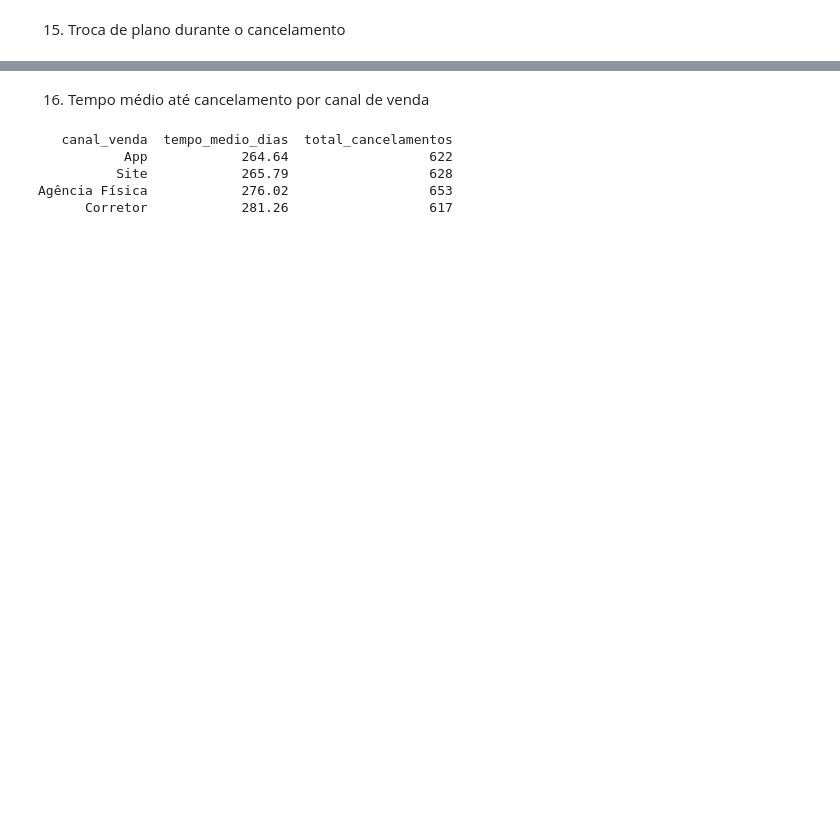
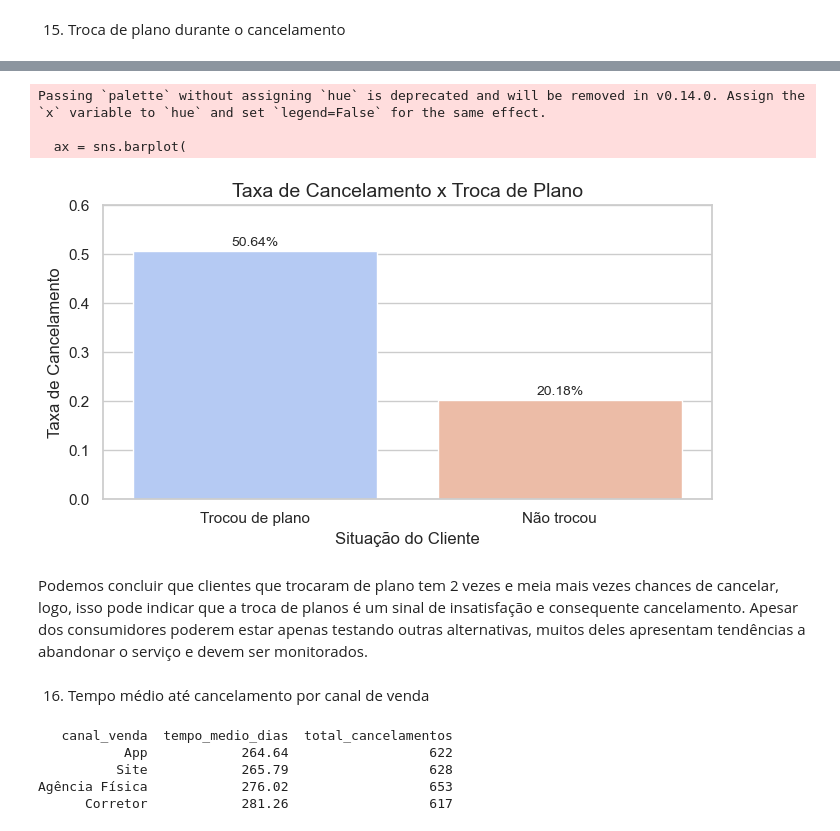
Before and after one commit to Anavillas/final-project, a Jupyter notebook: notebooks/hypothesis_three_and_four.ipynb, the cells around one changed output, grey strips where cells are left out. Cells and saved outputs as stored; diff of their text form; code cells hidden in the pictures; blank space fills up the shorter version.

```diff
--- a/notebooks/hypothesis_three_and_four.ipynb
+++ b/notebooks/hypothesis_three_and_four.ipynb
@@ -384,3 +570,44 @@ Agência Física            276.02                  653
+# %%
+# Configurações de estilo
+sns.set(style="whitegrid")
+
+# Mapeando rótulos mais amigáveis
+df_troca_cancelamento["status_troca"] = df_troca_cancelamento["trocou_plano"].map({
+    1: "Trocou de plano",
+    0: "Não trocou"
+})
+
+# Ordenar para garantir consistência visual
+df_troca_cancelamento = df_troca_cancelamento.sort_values(by="taxa_cancelamento", ascending=False)
+
+# Criar o gráfico
+plt.figure(figsize=(7, 4))
+ax = sns.barplot(
+    data=df_troca_cancelamento,
+    x="status_troca",
+    y="taxa_cancelamento",
+    palette="coolwarm"
+)
+
+# Títulos e rótulos
+plt.title("Taxa de Cancelamento x Troca de Plano", fontsize=14)
+plt.xlabel("Situação do Cliente")
+plt.ylabel("Taxa de Cancelamento")
+
+# Adicionar os valores no topo das barras
+for i, row in df_troca_cancelamento.iterrows():
+    ax.text(i, row["taxa_cancelamento"] + 0.01, f"{row['taxa_cancelamento']:.2%}", ha='center', fontsize=10)
+
+plt.ylim(0, 0.6)
+plt.tight_layout()
+plt.show()
+# %% [output]
+Passing `palette` without assigning `hue` is deprecated and will be removed in v0.14.0. Assign the `x` variable to `hue` and set `legend=False` for the same effect.
+
+  ax = sns.barplot(
+[figure, added]
+# %% [markdown]
+Podemos concluir que clientes que trocaram de plano tem 2 vezes e meia mais vezes chances de cancelar, logo, isso pode indicar que a troca de planos é um sinal de insatisfação e consequente cancelamento. Apesar dos consumidores poderem estar apenas testando outras alternativas, muitos deles apresentam tendências a abandonar o serviço e devem ser monitorados.
 # %% [markdown]
 16. Tempo médio até cancelamento por canal de venda
 # %%
```
Also changed, not shown: parts of 28 cells of this notebook.
